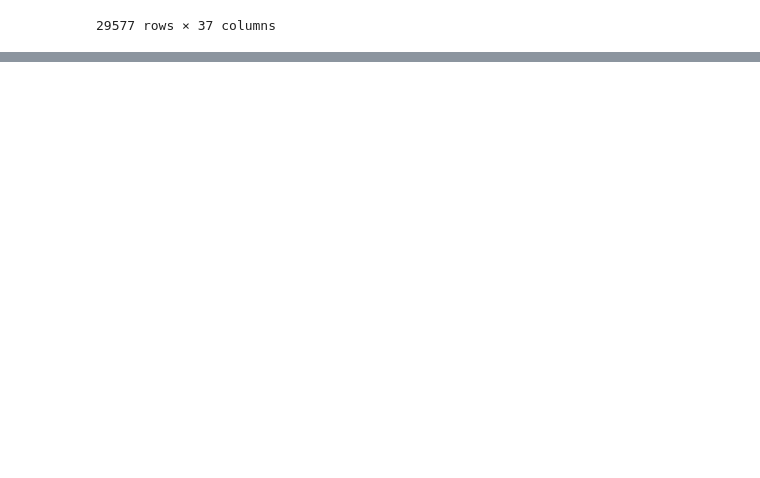
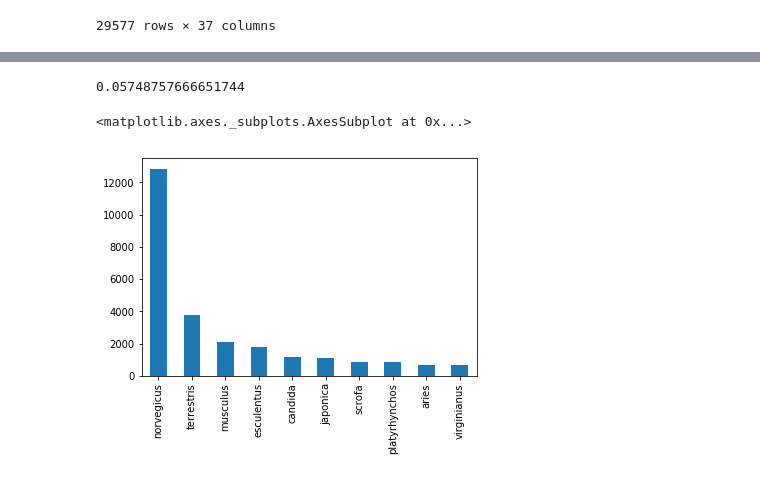
Before and after one commit to Kan4me/pupplystics, a Jupyter notebook: 0428_mort_graph/mort_graph.ipynb, the cells around one changed output, grey strips where cells are left out. Drawn from its saved outputs; the diff is of its cells as text; code cells hidden in the pictures; blank space fills up the shorter version.

Commit message:
final species analysis - sad results :(

```diff
--- a/0428_mort_graph/mort_graph.ipynb
+++ b/0428_mort_graph/mort_graph.ipynb
@@ -79,0 +155,4 @@ new_df
+# %%
+top_10 = new_df['species'].value_counts()
+top_10_species = top_5.iloc[:10]
+top_10_species
@@ -79,0 +215,9 @@ new_df
+# %%
+12841/223370
+# %% [output]
+0.05748757666651744
+# %%
+top_10_species.plot.bar()
+# %% [output]
+<matplotlib.axes._subplots.AxesSubplot at 0x...>
+[figure, added]
```
Also changed, not shown: parts of 12 cells of this notebook.
